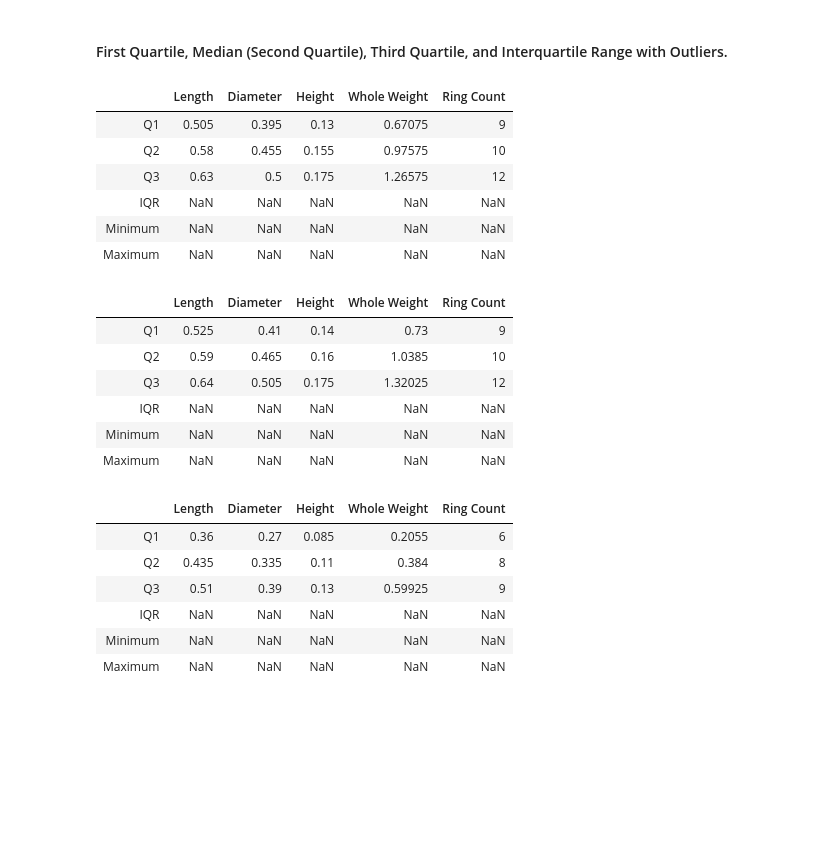
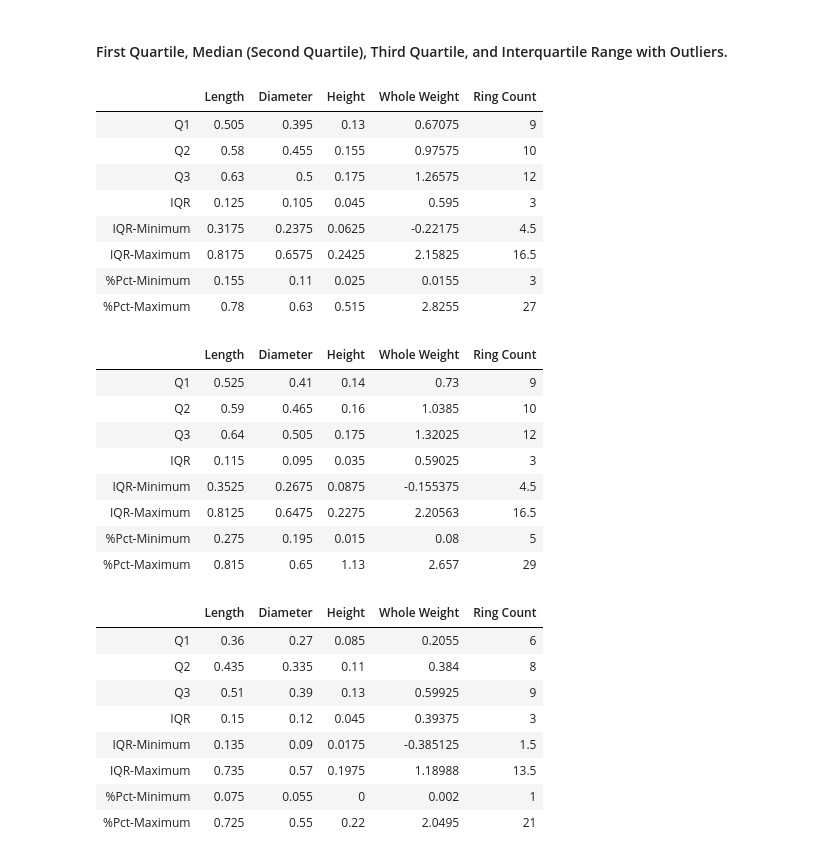
Before and after one commit to thokieu/Abalone-Regression, a Jupyter notebook: Workbook.ipynb, the cells around one changed output. Drawn from its saved outputs; the diff is of its cells as text; code cells hidden in the pictures; blank space fills up the shorter version.

```diff
--- a/Workbook.ipynb
+++ b/Workbook.ipynb
@@ -221,53 +221,74 @@ dtype: float64
 # %%
 # There are a few ways to calculate the quartiles, but I'm going to use a method that inputs a percentile.
 # Reminder that the first quartile is the 25th percentile; similarly for the second and third corresponds to the 50th and 75th percentile.
 q1_male = np.percentile(Aba_data_male['Length'], q = 50, axis = 0, interpolation = 'midpoint')
 
 # Here I'm creating a summary table for the quartiles, interquartile range, minimum (Q1-1.5*IQR), maximum (Q3+1.5*IQR).
-qrt_male = pd.DataFrame(index = ['Q1', 'Q2', 'Q3', 'IQR', 'Minimum', 'Maximum'], columns = Aba_data_male.columns)
-qrt_female = pd.DataFrame(index = ['Q1', 'Q2', 'Q3', 'IQR', 'Minimum', 'Maximum'], columns = Aba_data_male.columns)
-qrt_inf = pd.DataFrame(index = ['Q1', 'Q2', 'Q3', 'IQR', 'Minimum', 'Maximum'], columns = Aba_data_male.columns)
+qrt_male = pd.DataFrame(index = ['Q1', 'Q2', 'Q3', 'IQR', 'IQR-Minimum', 'IQR-Maximum', '%Pct-Minimum', '%Pct-Maximum'], columns = Aba_data_male.columns)
+qrt_female = pd.DataFrame(index = ['Q1', 'Q2', 'Q3', 'IQR', 'IQR-Minimum', 'IQR-Maximum', '%Pct-Minimum', '%Pct-Maximum'], columns = Aba_data_male.columns)
+qrt_inf = pd.DataFrame(index = ['Q1', 'Q2', 'Q3', 'IQR', 'IQR-Minimum', 'IQR-Maximum', '%Pct-Minimum', '%Pct-Maximum'], columns = Aba_data_male.columns)
 
 
 # Extracting header from the male abalone data column headers that can be used for quartile summary algorithm.
 var_list = list(Aba_data_male.columns)
 
 # Percentile values list.
-pct_list = [('Q1', 25), ('Q2', 50), ('Q3', 75)]
+pct_list = [('Q1', 25), ('Q2', 50), ('Q3', 75), ('%Pct-Minimum', 0), ('%Pct-Maximum', 100)]
 
-# Looping through the columns of each abalone dataframe computing the Q1, Q2, and Q3.
-for label in var_list:
+# Looping through the columns of each abalone dataframe computing the Q1, Q2, Q3, %Pct-Minimum, and %Pct-Maximum.
+# I'm defining the %Pct-Min, Max as the 0th percentile and 100th percentile.
+for var in var_list:
     for qrt, pct in pct_list:
 
-        qrt_male_val = np.percentile(Aba_data_male[label], q = int(pct), axis = 0, interpolation = 'midpoint')
-        qrt_male.loc[qrt, label] = qrt_male_val
+        qrt_male_val = np.percentile(Aba_data_male[var], q = int(pct), axis = 0, interpolation = 'midpoint')
+        qrt_male.loc[qrt, var] = qrt_male_val
 
-        qrt_female_val = np.percentile(Aba_data_female[label], q = int(pct), axis = 0, interpolation = 'midpoint')
-        qrt_female.loc[qrt, label] = qrt_female_val
+        qrt_female_val = np.percentile(Aba_data_female[var], q = int(pct), axis = 0, interpolation = 'midpoint')
+        qrt_female.loc[qrt, var] = qrt_female_val
 
-        qrt_inf_val = np.percentile(Aba_data_inf[label], q = int(pct), axis = 0, interpolation = 'midpoint')
-        qrt_inf.loc[qrt, label] = qrt_inf_val
+        qrt_inf_val = np.percentile(Aba_data_inf[var], q = int(pct), axis = 0, interpolation = 'midpoint')
+        qrt_inf.loc[qrt, var] = qrt_inf_val
+
+# Computing the remaining fields based on the first and third quartile.
+for var in var_list:
+    qrt_male.loc['IQR', var] = qrt_male.loc['Q3', var] - qrt_male.loc['Q1', var]
+    qrt_male.loc['IQR-Minimum', var] = qrt_male.loc['Q1', var] - 1.5*qrt_male.loc['IQR', var]
+    qrt_male.loc['IQR-Maximum', var] = qrt_male.loc['Q3', var] + 1.5*qrt_male.loc['IQR', var]
+
+    qrt_female.loc['IQR', var] = qrt_female.loc['Q3', var] - qrt_female.loc['Q1', var]
+    qrt_female.loc['IQR-Minimum', var] = qrt_female.loc['Q1', var] - 1.5*qrt_female.loc['IQR', var]
+    qrt_female.loc['IQR-Maximum', var] = qrt_female.loc['Q3', var] + 1.5*qrt_female.loc['IQR', var]
+
+    qrt_inf.loc['IQR', var] = qrt_inf.loc['Q3', var] - qrt_inf.loc['Q1', var]
+    qrt_inf.loc['IQR-Minimum', var] = qrt_inf.loc['Q1', var] - 1.5*qrt_inf.loc['IQR', var]
+    qrt_inf.loc['IQR-Maximum', var] = qrt_inf.loc['Q3', var] + 1.5*qrt_inf.loc['IQR', var]
 
 display(qrt_male, qrt_female, qrt_inf,)
 # %% [output]
 |  | Length | Diameter | Height | Whole Weight | Ring Count |
 | Q1 | 0.505 | 0.395 | 0.13 | 0.67075 | 9 |
 | Q2 | 0.58 | 0.455 | 0.155 | 0.97575 | 10 |
 | Q3 | 0.63 | 0.5 | 0.175 | 1.26575 | 12 |
-| IQR | NaN | NaN | NaN | NaN | NaN |
-| Minimum | NaN | NaN | NaN | NaN | NaN |
-| Maximum | NaN | NaN | NaN | NaN | NaN |
+| IQR | 0.125 | 0.105 | 0.045 | 0.595 | 3 |
+| IQR-Minimum | 0.3175 | 0.2375 | 0.0625 | -0.22175 | 4.5 |
+| IQR-Maximum | 0.8175 | 0.6575 | 0.2425 | 2.15825 | 16.5 |
+| %Pct-Minimum | 0.155 | 0.11 | 0.025 | 0.0155 | 3 |
+| %Pct-Maximum | 0.78 | 0.63 | 0.515 | 2.8255 | 27 |
 |  | Length | Diameter | Height | Whole Weight | Ring Count |
 | Q1 | 0.525 | 0.41 | 0.14 | 0.73 | 9 |
 | Q2 | 0.59 | 0.465 | 0.16 | 1.0385 | 10 |
 | Q3 | 0.64 | 0.505 | 0.175 | 1.32025 | 12 |
-| IQR | NaN | NaN | NaN | NaN | NaN |
-| Minimum | NaN | NaN | NaN | NaN | NaN |
-| Maximum | NaN | NaN | NaN | NaN | NaN |
+| IQR | 0.115 | 0.095 | 0.035 | 0.59025 | 3 |
+| IQR-Minimum | 0.3525 | 0.2675 | 0.0875 | -0.155375 | 4.5 |
+| IQR-Maximum | 0.8125 | 0.6475 | 0.2275 | 2.20563 | 16.5 |
+| %Pct-Minimum | 0.275 | 0.195 | 0.015 | 0.08 | 5 |
+| %Pct-Maximum | 0.815 | 0.65 | 1.13 | 2.657 | 29 |
 |  | Length | Diameter | Height | Whole Weight | Ring Count |
 | Q1 | 0.36 | 0.27 | 0.085 | 0.2055 | 6 |
 | Q2 | 0.435 | 0.335 | 0.11 | 0.384 | 8 |
 | Q3 | 0.51 | 0.39 | 0.13 | 0.59925 | 9 |
-| IQR | NaN | NaN | NaN | NaN | NaN |
-| Minimum | NaN | NaN | NaN | NaN | NaN |
-| Maximum | NaN | NaN | NaN | NaN | NaN |
+| IQR | 0.15 | 0.12 | 0.045 | 0.39375 | 3 |
+| IQR-Minimum | 0.135 | 0.09 | 0.0175 | -0.385125 | 1.5 |
+| IQR-Maximum | 0.735 | 0.57 | 0.1975 | 1.18988 | 13.5 |
+| %Pct-Minimum | 0.075 | 0.055 | 0 | 0.002 | 1 |
+| %Pct-Maximum | 0.725 | 0.55 | 0.22 | 2.0495 | 21 |
```
Also changed, not shown: parts of 8 cells of this notebook.
